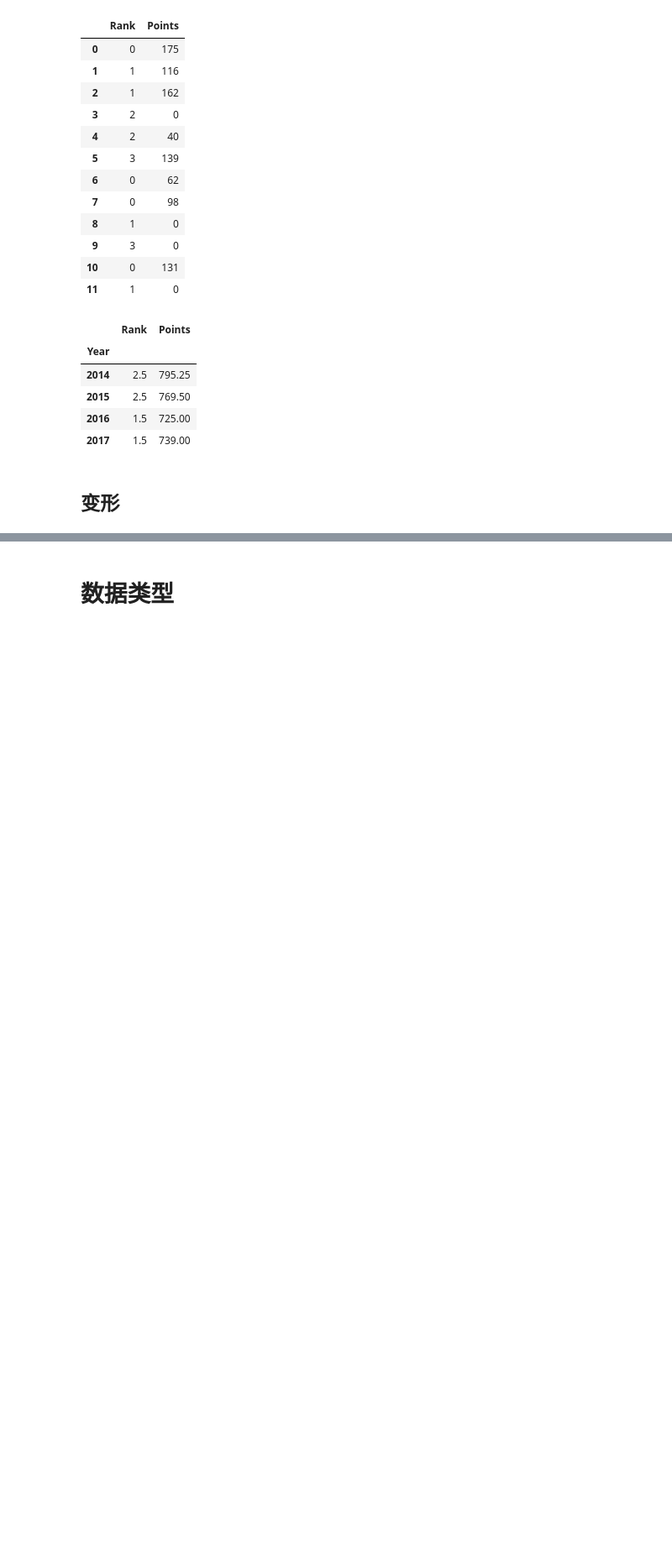
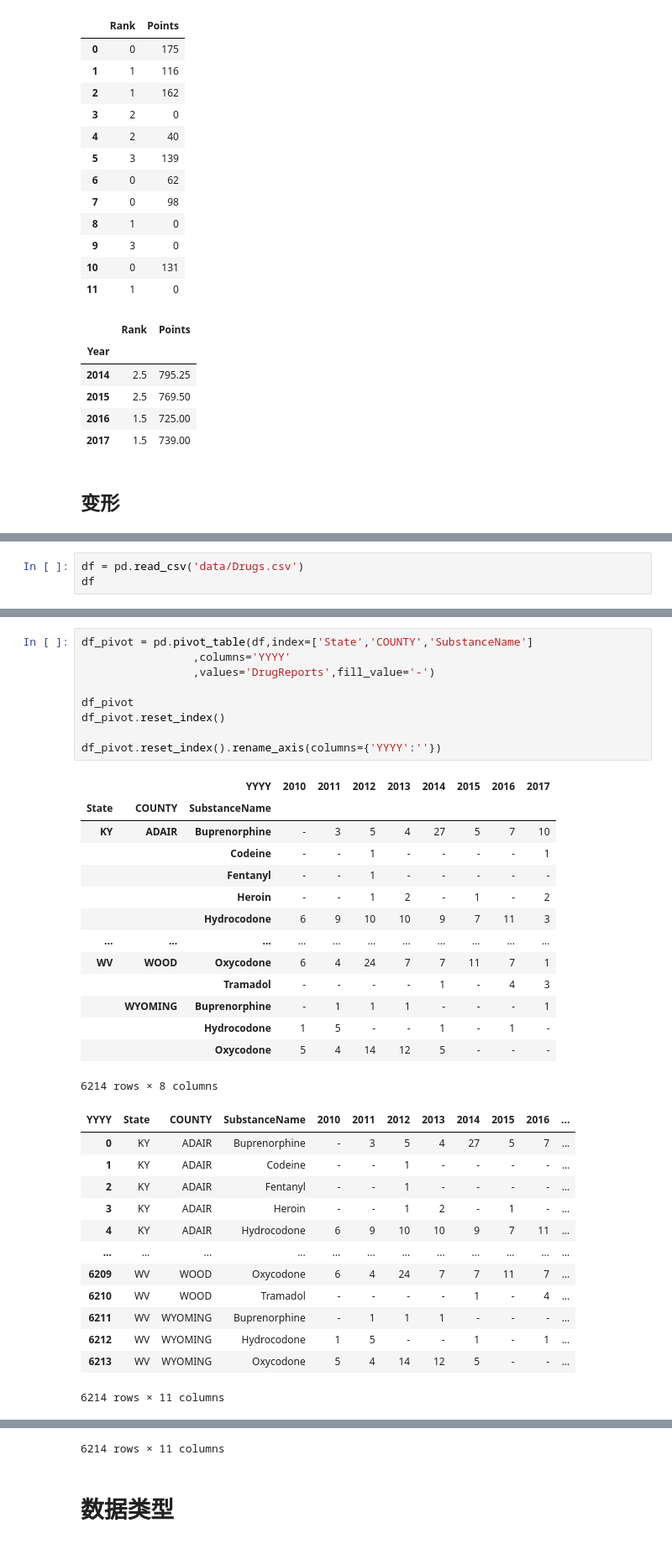
Before and after one commit to maoweixy/AI, a Jupyter notebook: Snippet/Pandas_Snippet.ipynb, the cells around one changed output, grey strips where cells are left out. Shown at 84% size. Drawn from its saved outputs; the diff is of its cells as text; blank space fills up the shorter version.

```diff
--- a/Snippet/Pandas_Snippet.ipynb
+++ b/Snippet/Pandas_Snippet.ipynb
@@ -841,0 +1052,3 @@ group_year[['Rank','Points']].apply(lambda x:x.mean())
+# %%
+df = pd.read_csv('data/Drugs.csv')
+df
@@ -841,0 +1069,37 @@ group_year[['Rank','Points']].apply(lambda x:x.mean())
+# %%
+df_pivot = pd.pivot_table(df,index=['State','COUNTY','SubstanceName']
+                 ,columns='YYYY'
+                 ,values='DrugReports',fill_value='-')
+
+df_pivot
+df_pivot.reset_index()
+
+df_pivot.reset_index().rename_axis(columns={'YYYY':''})
+# %% [output]
+|  |  | YYYY | 2010 | 2011 | 2012 | 2013 | 2014 | 2015 | 2016 | 2017 |
+| State | COUNTY | SubstanceName |  |  |  |  |  |  |  |  |
+| KY | ADAIR | Buprenorphine | - | 3 | 5 | 4 | 27 | 5 | 7 | 10 |
+|  |  | Codeine | - | - | 1 | - | - | - | - | 1 |
+|  |  | Fentanyl | - | - | 1 | - | - | - | - | - |
+|  |  | Heroin | - | - | 1 | 2 | - | 1 | - | 2 |
+|  |  | Hydrocodone | 6 | 9 | 10 | 10 | 9 | 7 | 11 | 3 |
+| ... | ... | ... | ... | ... | ... | ... | ... | ... | ... | ... |
+| WV | WOOD | Oxycodone | 6 | 4 | 24 | 7 | 7 | 11 | 7 | 1 |
+|  |  | Tramadol | - | - | - | - | 1 | - | 4 | 3 |
+|  | WYOMING | Buprenorphine | - | 1 | 1 | 1 | - | - | - | 1 |
+|  |  | Hydrocodone | 1 | 5 | - | - | 1 | - | 1 | - |
+|  |  | Oxycodone | 5 | 4 | 14 | 12 | 5 | - | - | - |
+6214 rows × 8 columns
+| YYYY | State | COUNTY | SubstanceName | 2010 | 2011 | 2012 | 2013 | 2014 | 2015 | 2016 | ... |
+| 0 | KY | ADAIR | Buprenorphine | - | 3 | 5 | 4 | 27 | 5 | 7 | ... |
+| 1 | KY | ADAIR | Codeine | - | - | 1 | - | - | - | - | ... |
+| 2 | KY | ADAIR | Fentanyl | - | - | 1 | - | - | - | - | ... |
+| 3 | KY | ADAIR | Heroin | - | - | 1 | 2 | - | 1 | - | ... |
+| 4 | KY | ADAIR | Hydrocodone | 6 | 9 | 10 | 10 | 9 | 7 | 11 | ... |
+| ... | ... | ... | ... | ... | ... | ... | ... | ... | ... | ... | ... |
+| 6209 | WV | WOOD | Oxycodone | 6 | 4 | 24 | 7 | 7 | 11 | 7 | ... |
+| 6210 | WV | WOOD | Tramadol | - | - | - | - | 1 | - | 4 | ... |
+| 6211 | WV | WYOMING | Buprenorphine | - | 1 | 1 | 1 | - | - | - | ... |
+| 6212 | WV | WYOMING | Hydrocodone | 1 | 5 | - | - | 1 | - | 1 | ... |
+| 6213 | WV | WYOMING | Oxycodone | 5 | 4 | 14 | 12 | 5 | - | - | ... |
+6214 rows × 11 columns
@@ -842,3 +1118,4 @@ group_year[['Rank','Points']].apply(lambda x:x.mean())
+6214 rows × 11 columns
 # %% [markdown]
 # 数据类型
 
```
Also changed, not shown: parts of 20 cells of this notebook.
